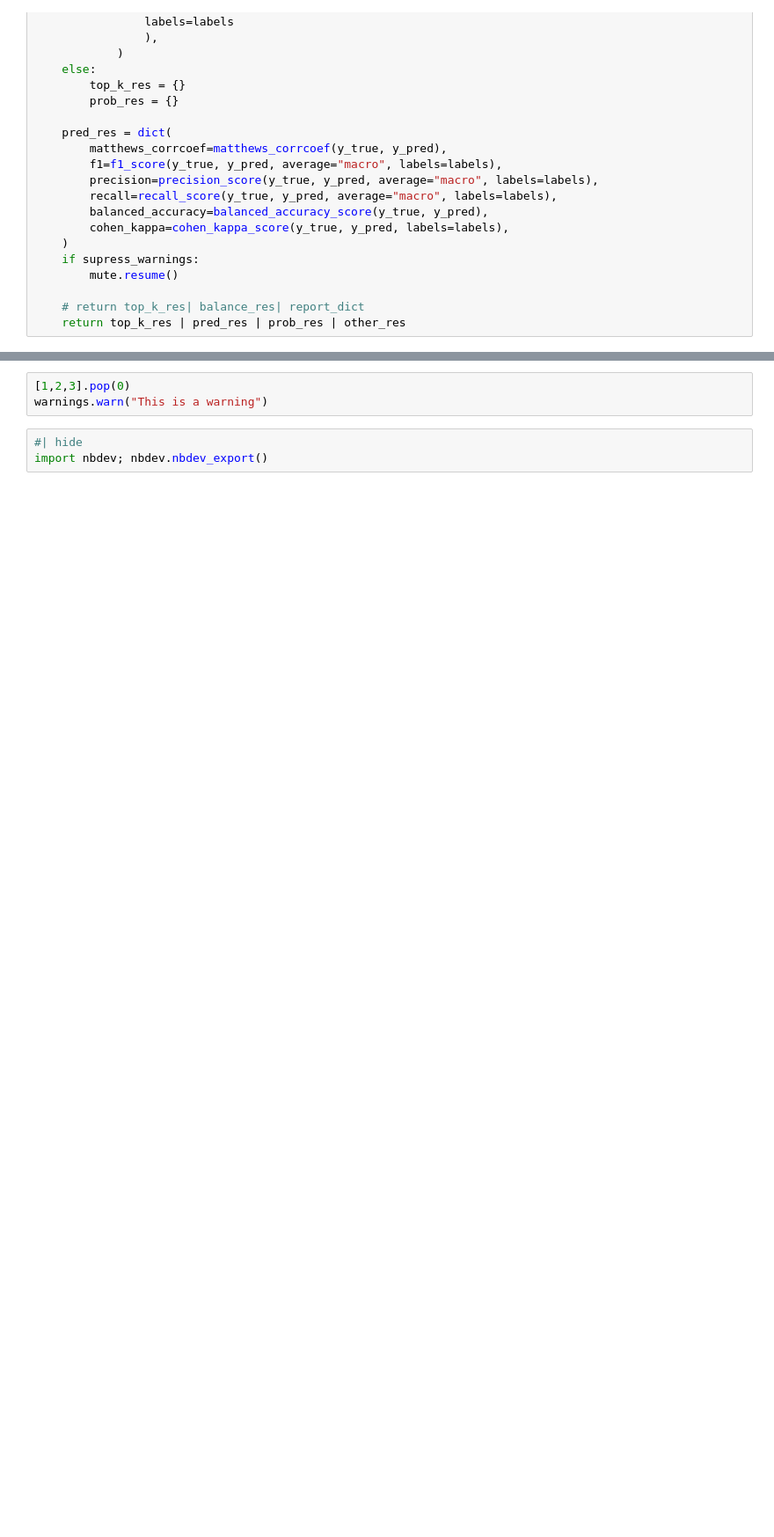
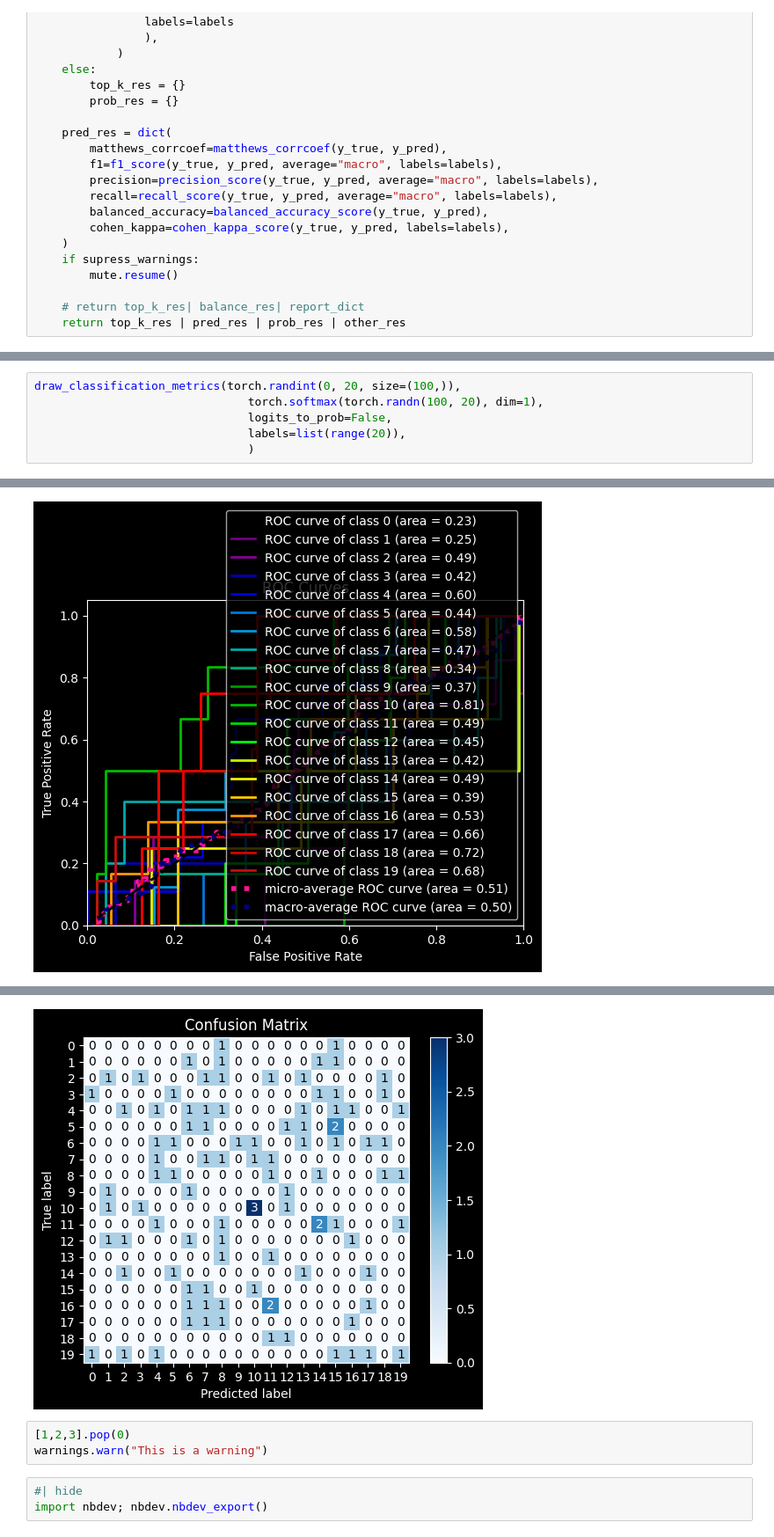
Before and after one commit to 2catycm/NamableClassify, a Jupyter notebook: nbs/03_metrics.ipynb, the cells around one changed output, grey strips where cells are left out. Shown at 88% size. Saved outputs shown, nothing was run; the diff lists cells and outputs as text; blank space fills up the shorter version.

```diff
--- a/nbs/03_metrics.ipynb
+++ b/nbs/03_metrics.ipynb
@@ -147,0 +210,7 @@ compute_classification_metrics(torch.randint(0, 20, size=(100,)),
+# %%
+draw_classification_metrics(torch.randint(0, 20, size=(100,)),
+                               torch.softmax(torch.randn(100, 20), dim=1),
+                               logits_to_prob=False,
+                               labels=list(range(20)),
+                               )
+# %% [output]
@@ -147,0 +218 @@ compute_classification_metrics(torch.randint(0, 20, size=(100,)),
+[figure, added]
@@ -148,3 +222,4 @@ compute_classification_metrics(torch.randint(0, 20, size=(100,)),
+[figure, added]
 # %%
 [1,2,3].pop(0)
 warnings.warn("This is a warning")
```
Also changed, not shown: parts of 5 cells of this notebook, 26 other files.
